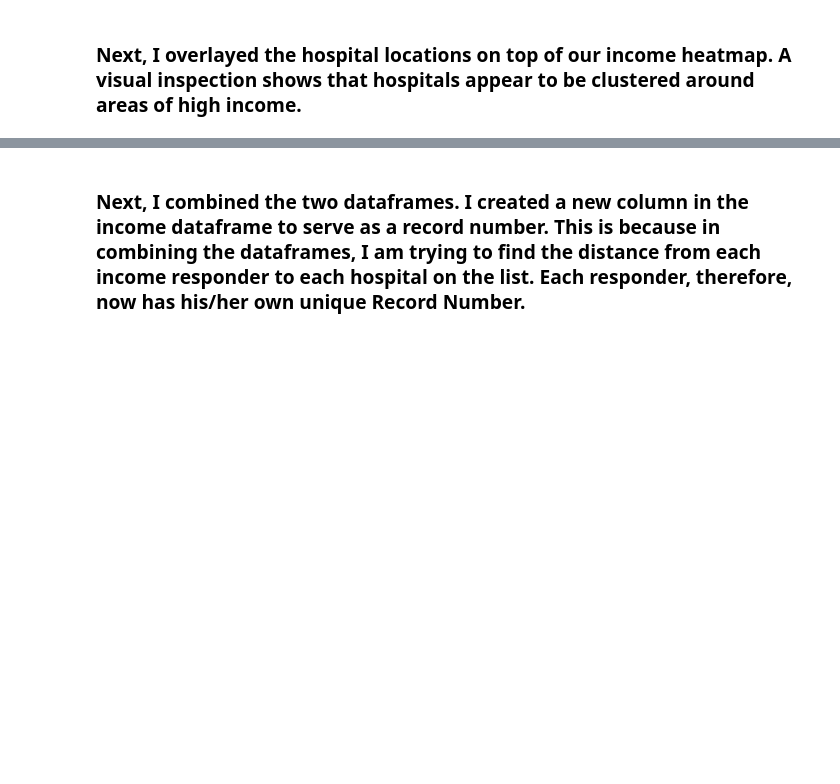
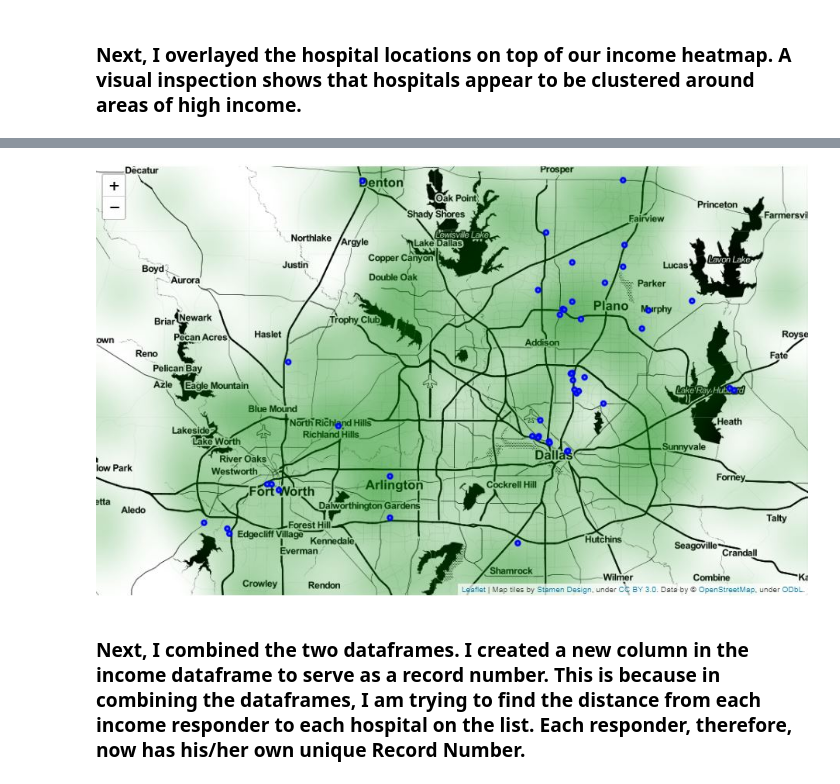
Before and after one commit to grimm1111/Coursera_Capstone, a Jupyter notebook: Capstone_Hospitals.ipynb, the cells around one changed output, grey strips where cells are left out. Saved outputs shown, nothing was run; the diff lists cells and outputs as text; code cells hidden in the pictures; blank space fills up the shorter version.

```diff
--- a/Capstone_Hospitals.ipynb
+++ b/Capstone_Hospitals.ipynb
@@ -161,6 +166,11 @@ for lat, lng, city, in zip(dataframe['location.lat'], dataframe['location.lng'],
 map_dallas2
 # %% [output]
 [interactive output not drawn]
+# %%
+from IPython.display import Image
+Image(filename="img/Map_2.JPG", width=2000, height=2000)
+# %% [output]
+[figure, added]
 # %% [markdown]
 ### Next, I combined the two dataframes.  I created a new column in the income dataframe to serve as a record number.  This is because in combining the dataframes, I am trying to find the distance from each income responder to each hospital on the list.  Each responder, therefore, now has his/her own unique Record Number.
 # %%
```
Also changed, not shown: parts of 1 cell of this notebook.
